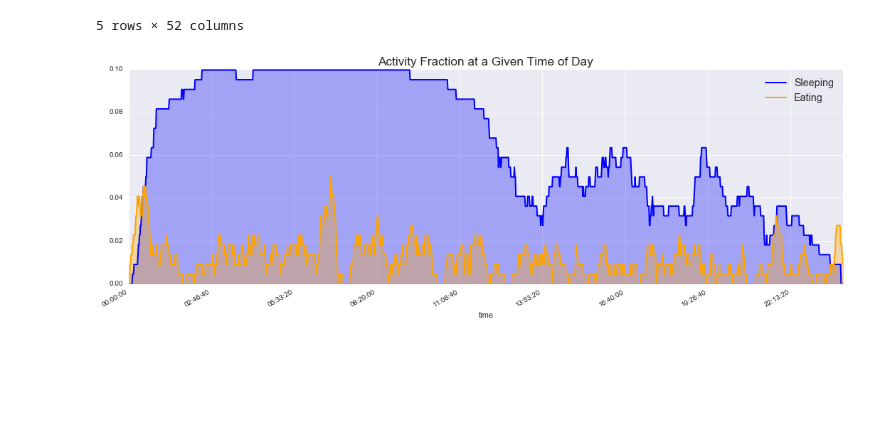
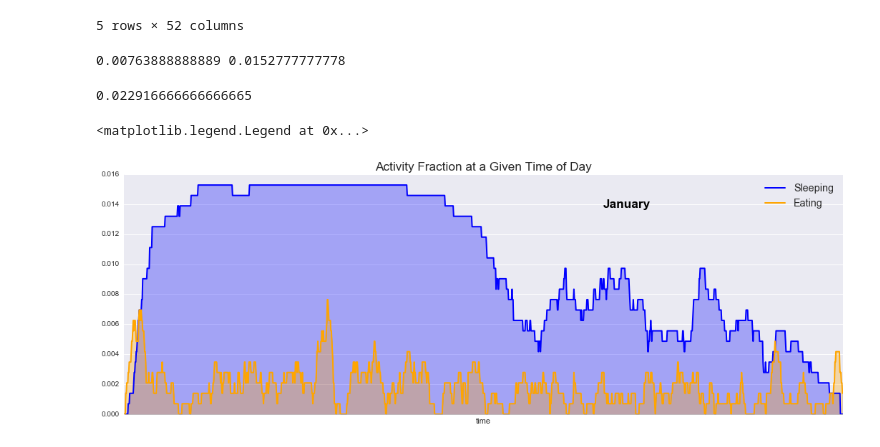
Before and after one commit to randirl17/FeedingTimes, a Jupyter notebook: Day24hr.ipynb, the cells around one changed output. Cells and saved outputs as stored; diff of their text form; code cells hidden in the pictures; blank space fills up the shorter version.

Commit message:
Month plot

```diff
--- a/Day24hr.ipynb
+++ b/Day24hr.ipynb
@@ -314,7 +314,9 @@ nov[:5]
 00:04:00    0
 Name: (2015-06-26 00:00:00, Eat), dtype: float64
 # %%
-mocheck = ts.columns.levels[0].month == 1
+monthnum = 1
+motxt = time.strftime('%B',time.strptime(str(monthnum),'%m'))
+mocheck = ts.columns.levels[0].month == monthnum
 moflag = []
 for ans in mocheck:
     moflag.append(ans)
@@ -332,21 +334,31 @@ onemo.head()
 | 00:04:00 | 1 | 0 | 0 | 0 | 0 | 0 | 0 | 0 | 0 | ... |
 5 rows × 52 columns
 # %%
-sleepy = onemo.xs('Sleep',level=1,axis=1).sum(axis=1)/len(datearr)
-eaty = onemo.xs('Eat',level=1,axis=1).sum(axis=1)/len(datearr)
+sleepy = onemo.xs('Sleep',level=1,axis=1).sum(axis=1)/len(onemo)
+eaty = onemo.xs('Eat',level=1,axis=1).sum(axis=1)/len(onemo)
+# %%
+print(max(eaty),max(sleepy))
+max(max(eaty+sleepy)
+# %% [output]
+0.00763888888889 0.0152777777778
+0.022916666666666665
 # %%
 fig = plt.figure(figsize=(18,6))
 ax = fig.add_subplot(111)
 
 ax.plot(ts.index,sleepy,'b',linewidth=2,label='Sleeping')
 ax.fill_between(ts.index, 0, sleepy,alpha=0.3,facecolor='b')
 ax.plot(ts.index,eaty,'orange',linewidth=2,label='Eating')
 ax.fill_between(ts.index, 0, eaty,alpha=0.3,facecolor='orange')
 #filtered = lowess(sleeps.sum(axis=1)/len(datearr), xtime, is_sorted=True, frac=0.025, it=0)
 #ax.plot(ts.index, filtered[:,1], 'r',linewidth=2)
-ax.set_xlim(0,'23:59:00')
+ax.xaxis.set_major_locator(mdates.HourLocator(interval=2))
+#ax.xaxis.set_major_formatter(mdates.DateFormatter('%H:%M'))
+ax.set_xlim(0,'23:59:59')
 ax.set_title('Activity Fraction at a Given Time of Day',fontsize='xx-large')
+ax.text('16:00',max(max(eaty),max(sleepy))*0.9,motxt,fontsize='xx-large',color='k',fontweight='bold')
 ax.legend(fontsize='x-large')
-fig.autofmt_xdate()
+#fig.autofmt_xdate()
 # %% [output]
+<matplotlib.legend.Legend at 0x...>
-[figure, old version]
+[figure, new version]
```
Also changed, not shown: parts of 3 cells of this notebook.
